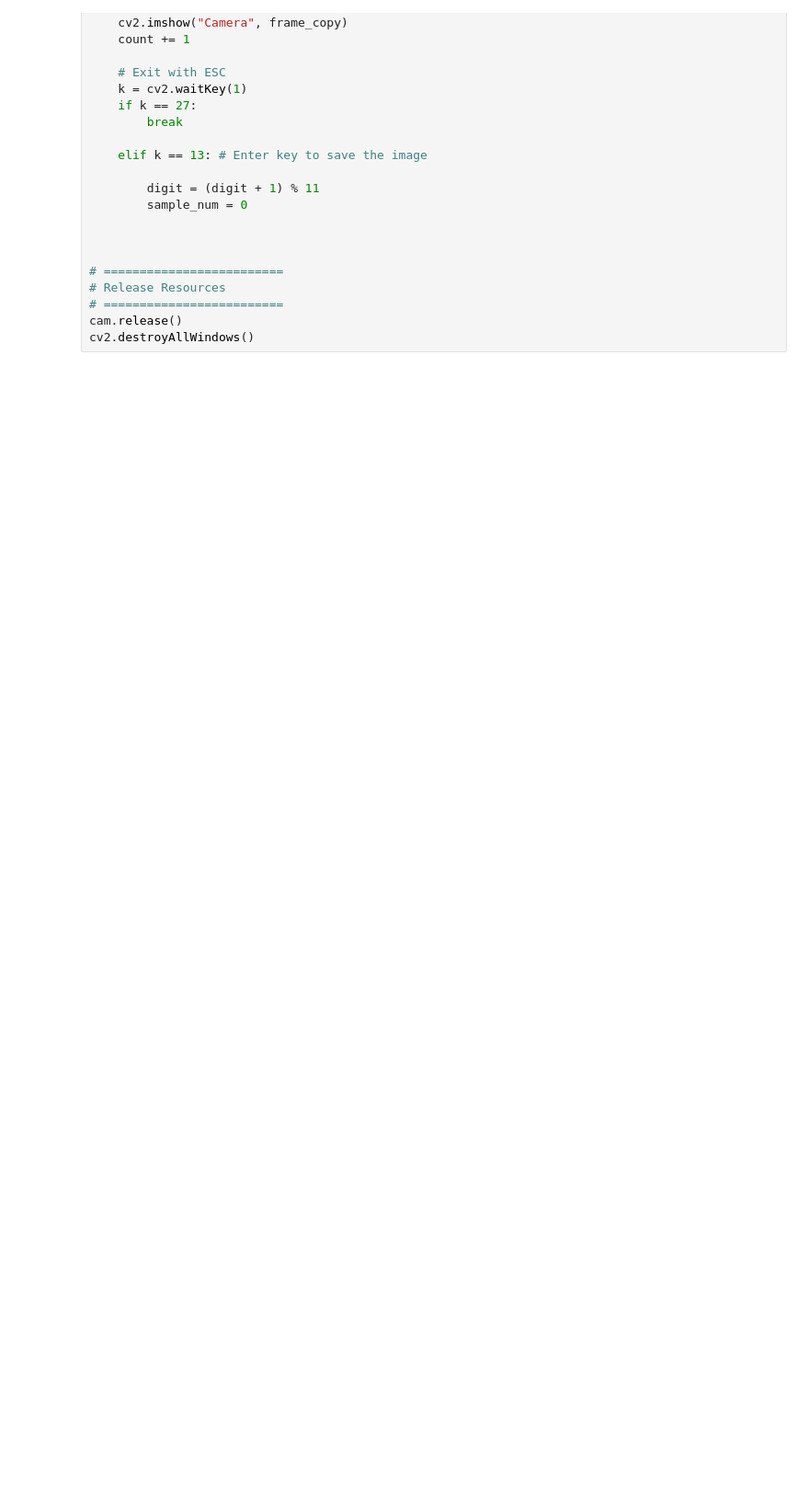
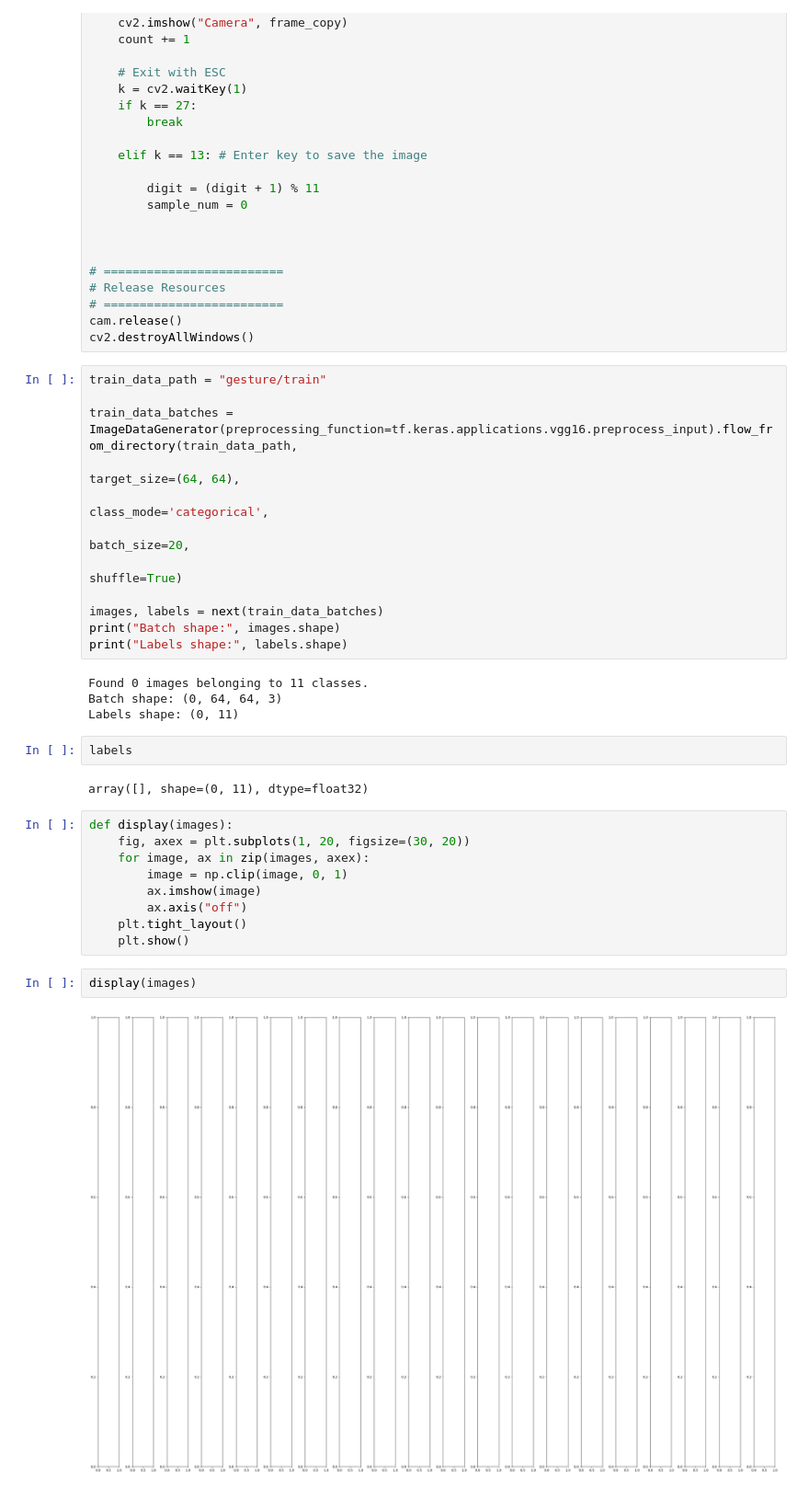
Before and after one commit to Muh-7/Sign_Language_Recognition, a Jupyter notebook: sign_language.ipynb, the cells around one changed output. Shown at 92% size. Saved outputs shown, nothing was run; the diff lists cells and outputs as text; blank space fills up the shorter version.

```diff
--- a/sign_language.ipynb
+++ b/sign_language.ipynb
@@ -139,3 +134,36 @@ while True:
 # =========================
 cam.release()
 cv2.destroyAllWindows()
+# %%
+train_data_path = "gesture/train"
+
+train_data_batches = ImageDataGenerator(preprocessing_function=tf.keras.applications.vgg16.preprocess_input).flow_from_directory(train_data_path,
+                                                                                                                                 target_size=(64, 64),
+                                                                                                                                 class_mode='categorical',
+                                                                                                                                 batch_size=20,
+                                                                                                                                 shuffle=True)
+
+images, labels = next(train_data_batches)
+print("Batch shape:", images.shape)
+print("Labels shape:", labels.shape)
+# %% [output]
+Found 0 images belonging to 11 classes.
+Batch shape: (0, 64, 64, 3)
+Labels shape: (0, 11)
+# %%
+labels
+# %% [output]
+array([], shape=(0, 11), dtype=float32)
+# %%
+def display(images):
+    fig, axex = plt.subplots(1, 20, figsize=(30, 20))
+    for image, ax in zip(images, axex):
+        image = np.clip(image, 0, 1)
+        ax.imshow(image)
+        ax.axis("off")
+    plt.tight_layout()
+    plt.show()
+# %%
+display(images)
+# %% [output]
+[figure, added]
```
Also changed, not shown: parts of 2 cells of this notebook.
